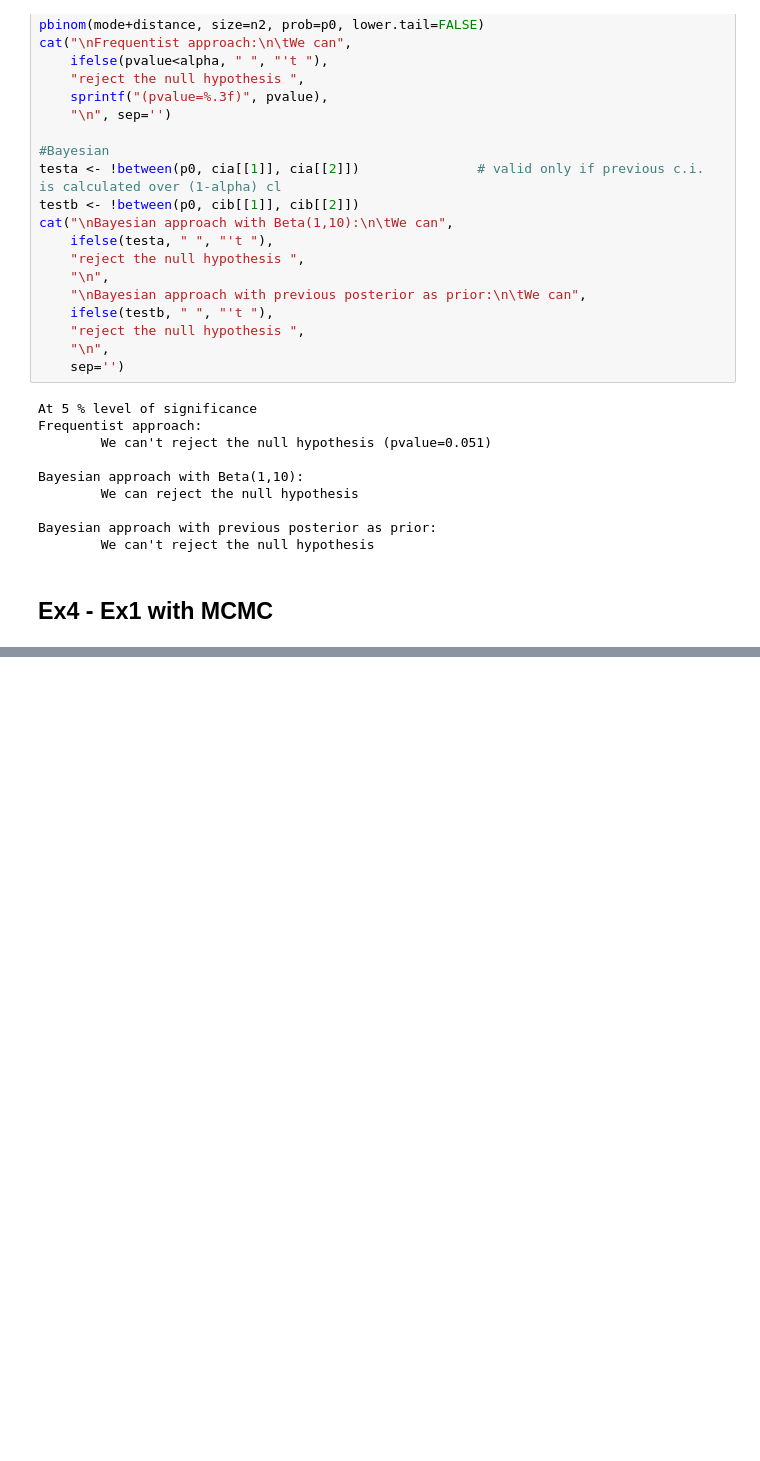
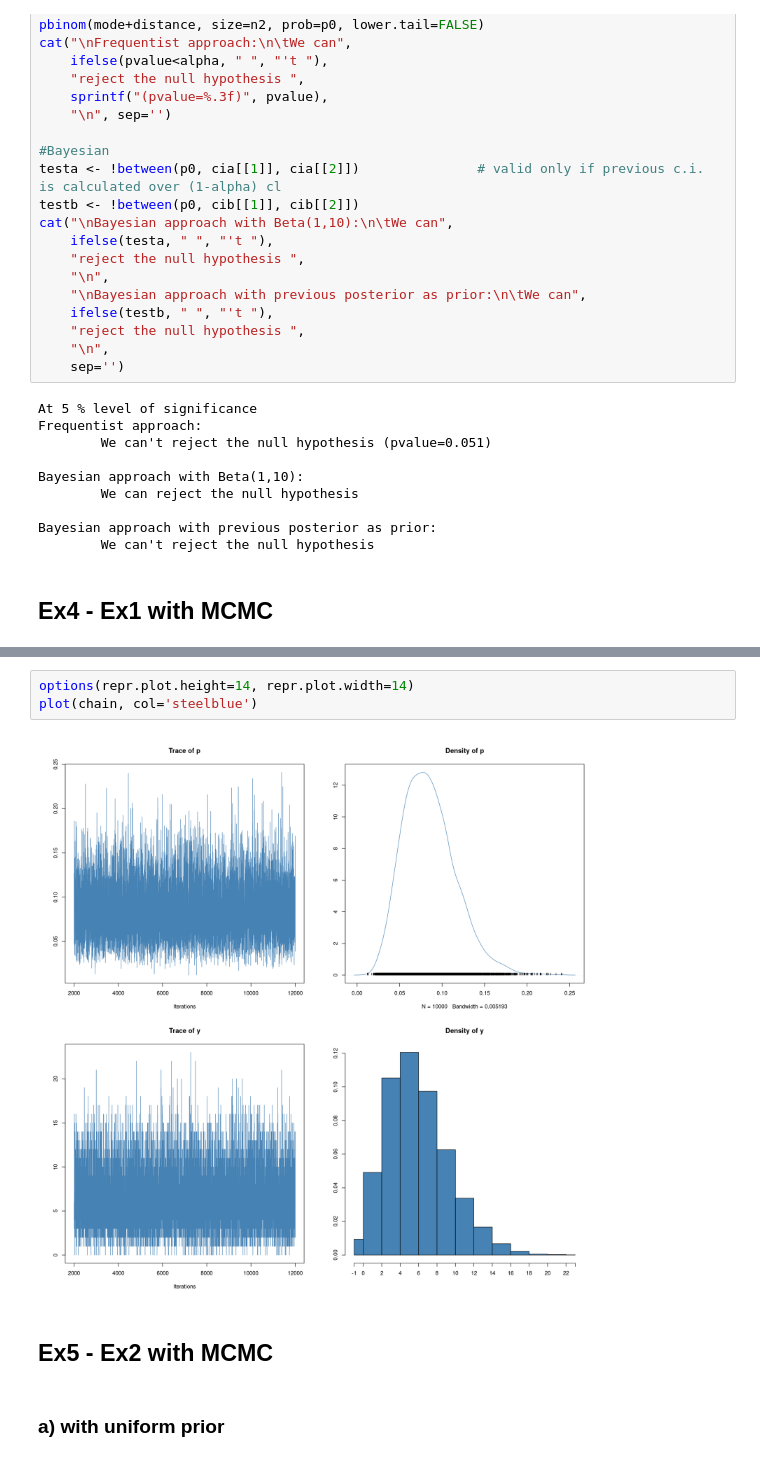
Before and after one commit to c0pp1/AS4PA-Rlab, a Jupyter notebook: rlab06/rlab06.ipynb, the cells around one changed output, grey strips where cells are left out. Saved outputs shown, nothing was run; the diff lists cells and outputs as text; blank space fills up the shorter version.

```diff
--- a/rlab06/rlab06.ipynb
+++ b/rlab06/rlab06.ipynb
@@ -482,0 +501,9 @@ geom_histogram(aes(x=y), colour='steelblue', binwidth=1)
+# %%
+options(repr.plot.height=14, repr.plot.width=14)
+plot(chain, col='steelblue')
+# %% [output]
+[figure, added]
+# %% [markdown]
+## Ex5 - Ex2 with MCMC
+# %% [markdown]
+### a) with uniform prior
```
Also changed, not shown: parts of 26 cells of this notebook, 2 other files.
